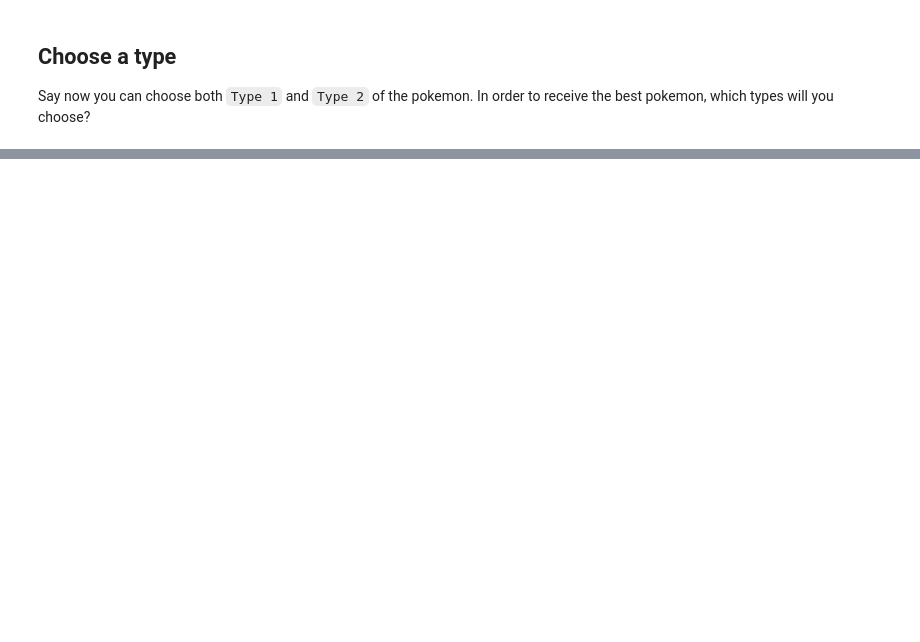
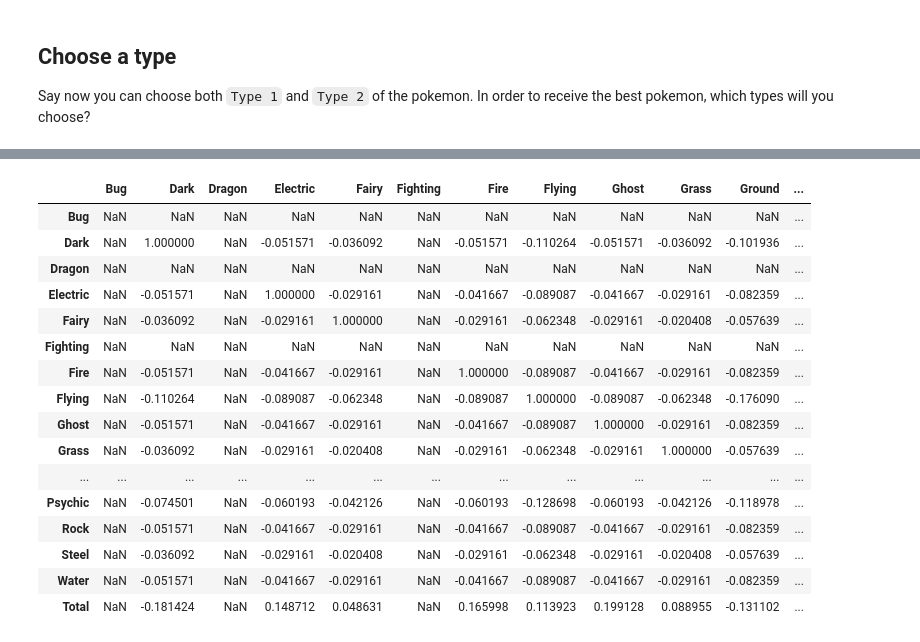
Before and after one commit to fealt/ironhack-bootcamp-labs, a Jupyter notebook: w07_04_df_calc_challenge_3_LAB.ipynb, the cells around one changed output, grey strips where cells are left out. Saved outputs shown, nothing was run; the diff lists cells and outputs as text; code cells hidden in the pictures; blank space fills up the shorter version.

```diff
--- a/w07_04_df_calc_challenge_3_LAB.ipynb
+++ b/w07_04_df_calc_challenge_3_LAB.ipynb
@@ -202,0 +288,23 @@ Say now you can choose both `Type 1` and `Type 2` of the pokemon. In order to re
+# %%
+mask = pokemon_teste.Dragon == 1
+test_2 = pokemon_teste[mask]
+test_3 = test_2.corr()
+test_3
+# %% [output]
+|  | Bug | Dark | Dragon | Electric | Fairy | Fighting | Fire | Flying | Ghost | Grass | Ground | ... |
+| Bug | NaN | NaN | NaN | NaN | NaN | NaN | NaN | NaN | NaN | NaN | NaN | ... |
+| Dark | NaN | 1.000000 | NaN | -0.051571 | -0.036092 | NaN | -0.051571 | -0.110264 | -0.051571 | -0.036092 | -0.101936 | ... |
+| Dragon | NaN | NaN | NaN | NaN | NaN | NaN | NaN | NaN | NaN | NaN | NaN | ... |
+| Electric | NaN | -0.051571 | NaN | 1.000000 | -0.029161 | NaN | -0.041667 | -0.089087 | -0.041667 | -0.029161 | -0.082359 | ... |
+| Fairy | NaN | -0.036092 | NaN | -0.029161 | 1.000000 | NaN | -0.029161 | -0.062348 | -0.029161 | -0.020408 | -0.057639 | ... |
+| Fighting | NaN | NaN | NaN | NaN | NaN | NaN | NaN | NaN | NaN | NaN | NaN | ... |
+| Fire | NaN | -0.051571 | NaN | -0.041667 | -0.029161 | NaN | 1.000000 | -0.089087 | -0.041667 | -0.029161 | -0.082359 | ... |
+| Flying | NaN | -0.110264 | NaN | -0.089087 | -0.062348 | NaN | -0.089087 | 1.000000 | -0.089087 | -0.062348 | -0.176090 | ... |
+| Ghost | NaN | -0.051571 | NaN | -0.041667 | -0.029161 | NaN | -0.041667 | -0.089087 | 1.000000 | -0.029161 | -0.082359 | ... |
+| Grass | NaN | -0.036092 | NaN | -0.029161 | -0.020408 | NaN | -0.029161 | -0.062348 | -0.029161 | 1.000000 | -0.057639 | ... |
+| ... | ... | ... | ... | ... | ... | ... | ... | ... | ... | ... | ... | ... |
+| Psychic | NaN | -0.074501 | NaN | -0.060193 | -0.042126 | NaN | -0.060193 | -0.128698 | -0.060193 | -0.042126 | -0.118978 | ... |
+| Rock | NaN | -0.051571 | NaN | -0.041667 | -0.029161 | NaN | -0.041667 | -0.089087 | -0.041667 | -0.029161 | -0.082359 | ... |
+| Steel | NaN | -0.036092 | NaN | -0.029161 | -0.020408 | NaN | -0.029161 | -0.062348 | -0.029161 | -0.020408 | -0.057639 | ... |
+| Water | NaN | -0.051571 | NaN | -0.041667 | -0.029161 | NaN | -0.041667 | -0.089087 | -0.041667 | -0.029161 | -0.082359 | ... |
+| Total | NaN | -0.181424 | NaN | 0.148712 | 0.048631 | NaN | 0.165998 | 0.113923 | 0.199128 | 0.088955 | -0.131102 | ... |
```
Also changed, not shown: parts of 6 cells of this notebook.
